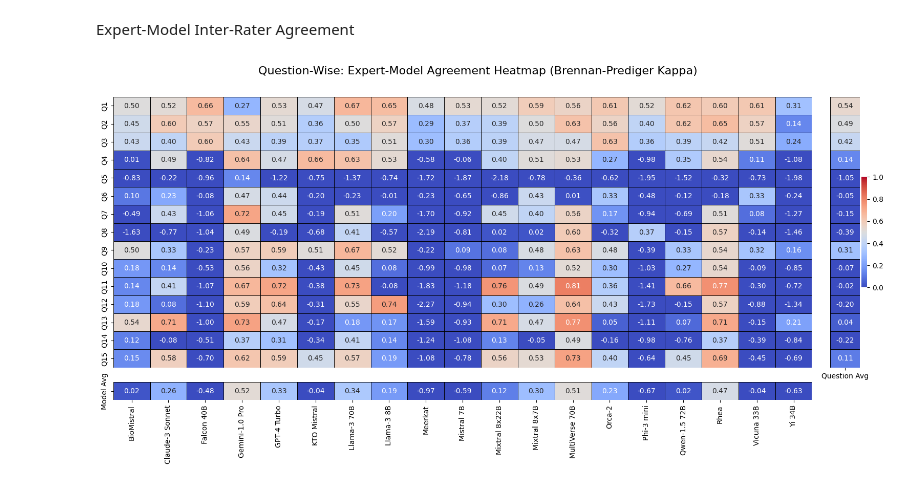
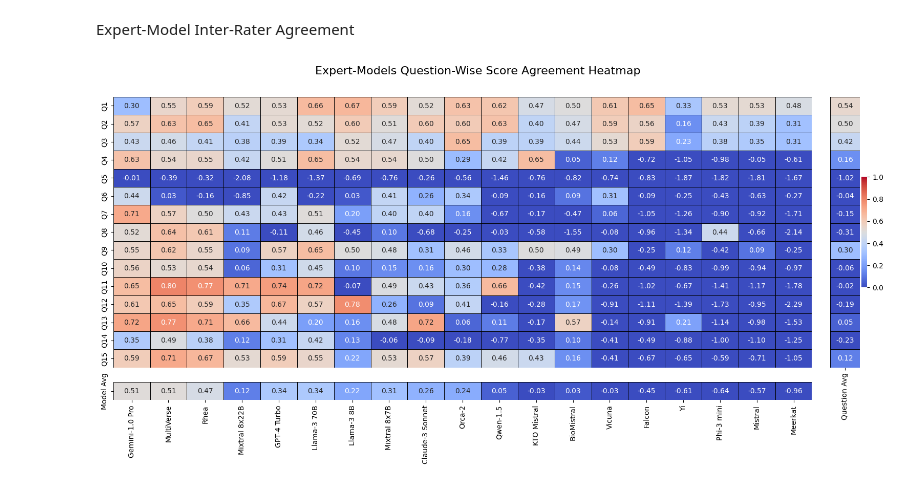
Before and after one commit to mm-khalil1/Evaluate_Medical_Video_Credibility_Using_LLMs, a Jupyter notebook: Results_Analysis/all_LLMs_plots_and_statistics.ipynb, the cells around one changed output. Saved outputs shown, nothing was run; the diff lists cells and outputs as text; code cells hidden in the pictures.

```diff
--- a/Results_Analysis/all_LLMs_plots_and_statistics.ipynb
+++ b/Results_Analysis/all_LLMs_plots_and_statistics.ipynb
@@ -515,7 +508,7 @@ model_agreements_gt_x_percent(models_agreementB_df, 0.8, topic_name, figsize=(10
 ### Question-Wise Analysis
 Individual 15 scores
 # %%
-topic_name = 'Question-Wise'
+topic_name = 'Question-Wise Score'
 categories = list(range(1,6))
 # %% [markdown]
 Experts Inter-Rater Agreement
@@ -529,0 +527,8 @@ _ = plot_agreement_barplot(groupB_df, EXPERT1_COLUMNS, EXPERT2_COLUMNS,
+# %%
+qw_agreement_df = pd.DataFrame(index=QUESTIONS_COLUMNS, columns=model_names, dtype=float)
+
+for model_name in model_names:
+    for question_num, expert_col in enumerate(EXPERTS_AVG_COLUMNS, start=1):
+        model_col = f'{model_name} Q{question_num}'
+        statistics = calculate_statistics(groupB_df, expert_col, model_col, categories, weights_type)
+        qw_agreement_df.at[f'Q{question_num}', model_name] = round(statistics.get(agreement_coef), 2)
@@ -529,0 +541,4 @@ _ = plot_agreement_barplot(groupB_df, EXPERT1_COLUMNS, EXPERT2_COLUMNS,
+# %%
+cleaned_experts_groupB_df, num_of_distant_ratings_per_q = remove_distant_ratings(
+    groupB_df, QUESTIONS_COLUMNS, EXPERT1_COLUMNS, EXPERT2_COLUMNS, max_diff=1
+)
@@ -530,18 +595,14 @@ _ = plot_agreement_barplot(groupB_df, EXPERT1_COLUMNS, EXPERT2_COLUMNS,
 # %% [markdown]
 Expert-Model Inter-Rater Agreement
 # %%
-stat_groupC_df = pd.DataFrame(index=MODEL_15_SCORE_COLUMNS, columns=model_names, dtype=float)
+cleaned_qw_agreement_df = pd.DataFrame(index=QUESTIONS_COLUMNS, columns=model_names, dtype=float)
 
 for model_name in model_names:
-    for question_num in range(1, 16):
-        expert_col = f'Experts_Avg Q{question_num}'
+    for question_num, expert_col in enumerate(EXPERTS_AVG_COLUMNS, start=1):
         model_col = f'{model_name} Q{question_num}'
-        statistics = calculate_statistics(groupB_df, expert_col, model_col, categories, weights_type)
-        stat_groupC_df.at[f'Q{question_num}', model_name] = round(statistics.get(agreement_coef), 2)
-
-# stat_groupC_df['Question Average'] = question_avg
-# stat_groupC_df.loc['Model Average'] = model_avg
+        statistics = calculate_statistics(cleaned_experts_groupB_df, expert_col, model_col, categories, weights_type)
+        cleaned_qw_agreement_df.at[f'Q{question_num}', model_name] = round(statistics.get(agreement_coef), 2)
 # %%
-plot_questionwise_agreement_heatmap(stat_groupC_df, agreement_coef, topic_name)#, figsize=(14,6))
+_ = plot_questionwise_agreement_heatmap(cleaned_qw_agreement_df, topic_name)#, figsize=(14,6))
 # %% [output]
-[figure, old version]
+[figure, new version]
```
Also changed, not shown: parts of 52 cells of this notebook, 2 other files.
